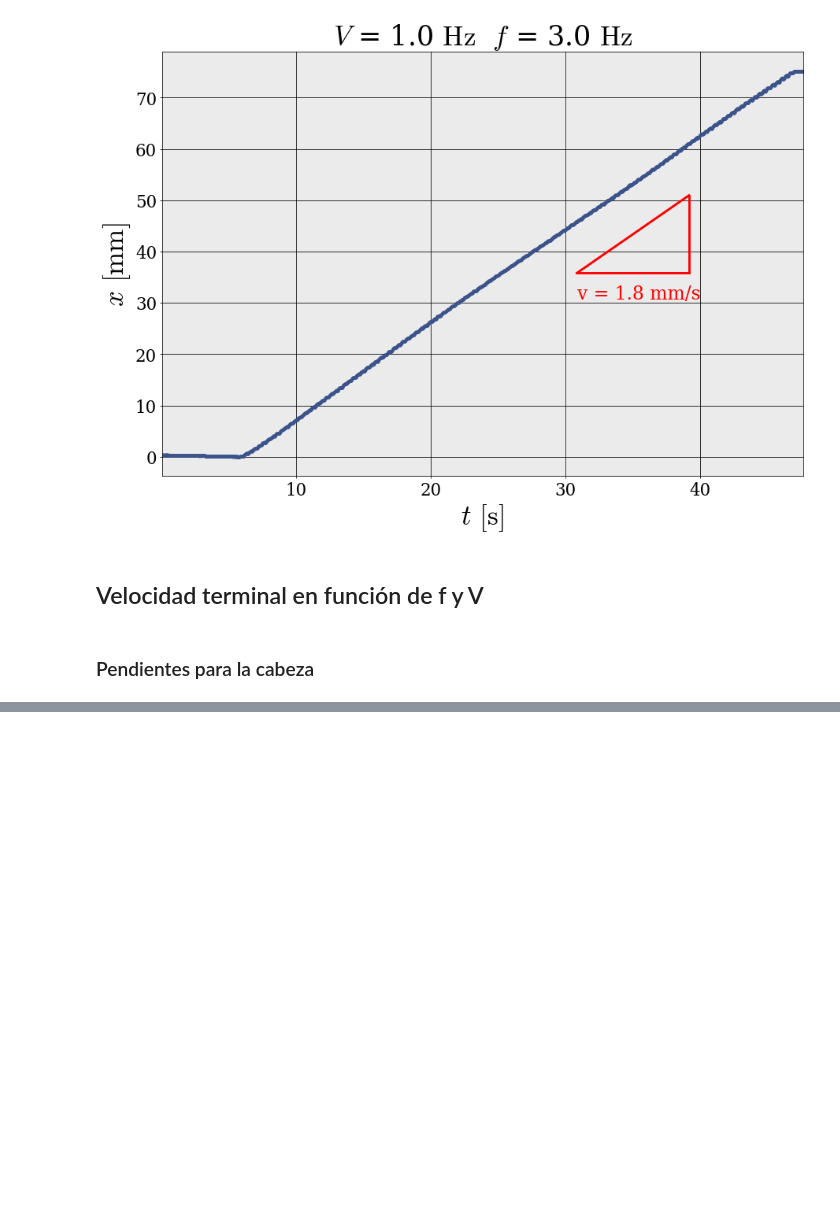
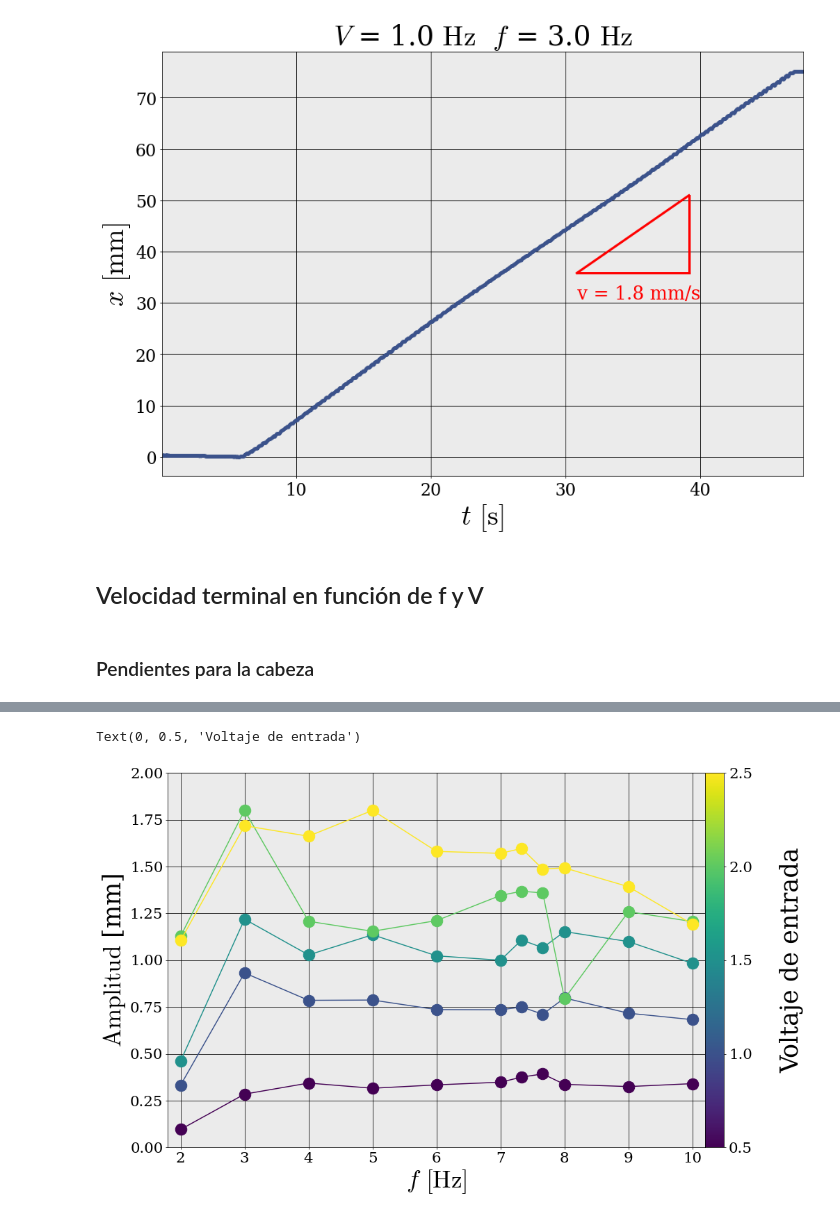
Before and after one commit to gardianc/Nado-ondulatorio, a Jupyter notebook: mas_graficos.ipynb, the cells around one changed output, grey strips where cells are left out. Saved outputs shown, nothing was run; the diff lists cells and outputs as text; code cells hidden in the pictures; blank space fills up the shorter version.

```diff
--- a/mas_graficos.ipynb
+++ b/mas_graficos.ipynb
@@ -285,2 +274,26 @@ fig.tight_layout()
+# %%
+fig,ax = plt.subplots()
+for row in df_amplitude.iterrows():
+    volt_color = cmap_v(norm_v(row[0]))
+    values = [row[1].iloc[i][0] for i in np.arange(len(row[1]))]
+    errors = [row[1].iloc[i][1] for i in np.arange(len(row[1]))]
+    ax.plot(FREQ_ARRAY_VALUES,np.abs(values), 'o-', ms=17, color=volt_color)
+    # ax.errorbar(FREQ_ARRAY_VALUES, np.abs(values), markerfacecolor = volt_color, fmt='o',
+    #         yerr = errors, xerr = None, color = 'k', ecolor = 'k',
+    #         ms=17, elinewidth=2, lw=3, capsize=10)
+
+ax.set_xlabel(f'$f$ $[\\text{{Hz}}]$')
+ax.set_ylabel('$\\text{Amplitud}$ [mm]')
+ax.set_ylim([0,2])
+ax.set_xlim([1.8,10.2])
+#Colorbar configuration
+cbar_term = fig.colorbar(colorscale_v, ax=ax, location='right', orientation='vertical', pad=0, fraction=0.05)
+cbar_term.ax.set_ylim(VOLT_ARRAY_VALUES[0],VOLT_ARRAY_VALUES[-1])
+cbar_term.ax.ticklabel_format(axis='x',style='sci',scilimits=(0,2))
+cbar_term.ax.set_yticks(VOLT_ARRAY_VALUES)
+cbar_term.ax.set_ylabel('Voltaje de entrada',labelpad=40)
+# %% [output]
+Text(0, 0.5, 'Voltaje de entrada')
+[figure, added]
 # %%
 fig,ax = plt.subplots()
```
Also changed, not shown: parts of 6 cells of this notebook, 2 other files.
